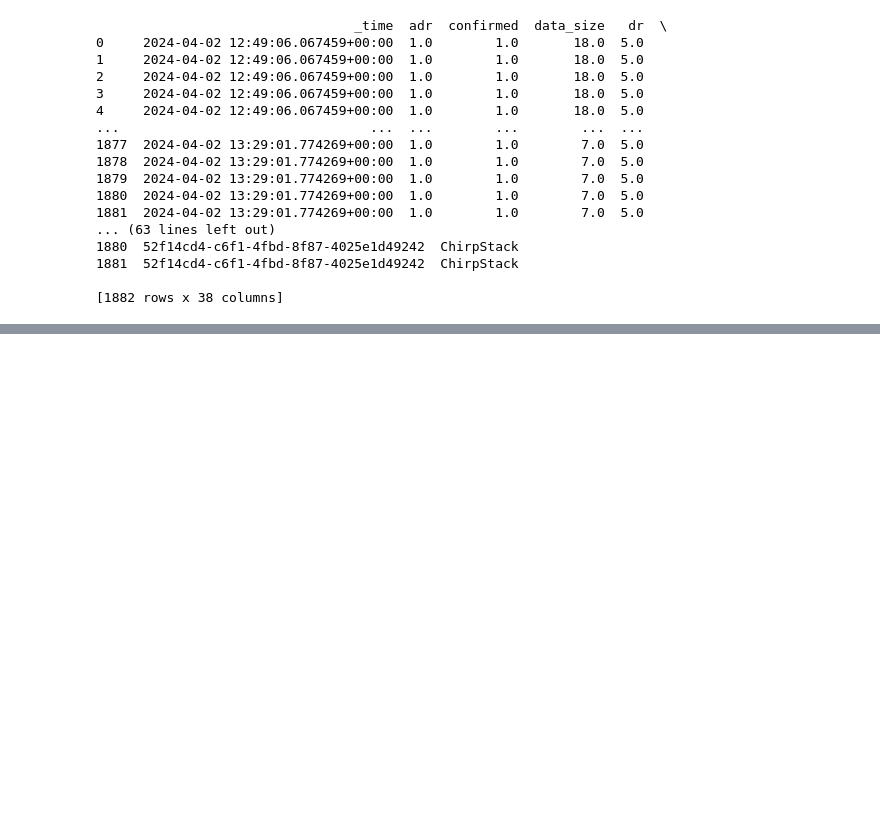
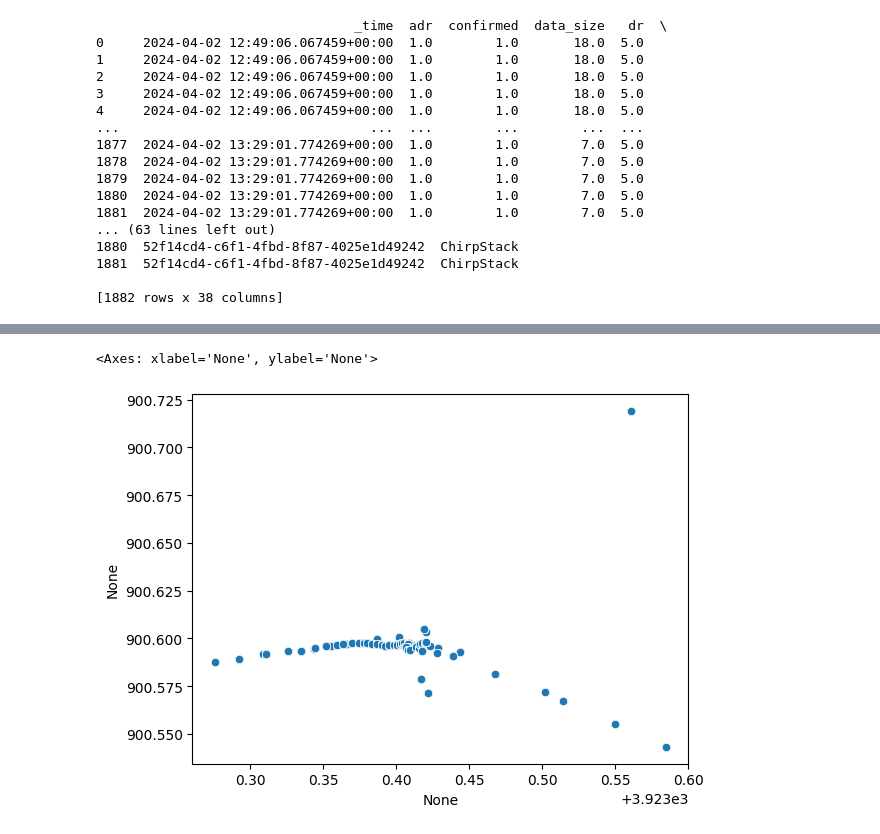
Before and after one commit to sudipbarua/Localization-leveraging-LoRaWAN, a Jupyter notebook: data_preprocess.ipynb, the cells around one changed output, grey strips where cells are left out. Drawn from its saved outputs; the diff is of its cells as text; code cells hidden in the pictures; blank space fills up the shorter version.

```diff
--- a/data_preprocess.ipynb
+++ b/data_preprocess.ipynb
@@ -58,0 +96,12 @@ df_mergeed.to_csv('merged_data.csv', index=0)
+# %%
+import numpy as np
+
+lat, lon = np.deg2rad(df_mergeed['rxInfo_location_latitude']), np.deg2rad(df_mergeed['rxInfo_location_longitude'])
+R = 6371  # Approximate radius of the Earth in kilometers (adjust as needed)
+x = R * np.cos(lat) * np.cos(lon)
+y = R * np.cos(lat) * np.sin(lon)
+
+sns.scatterplot(data=df_mergeed, x=x, y=y)
+# %% [output]
+<Axes: xlabel='None', ylabel='None'>
+[figure, added]
```
Also changed, not shown: parts of 5 cells of this notebook.
